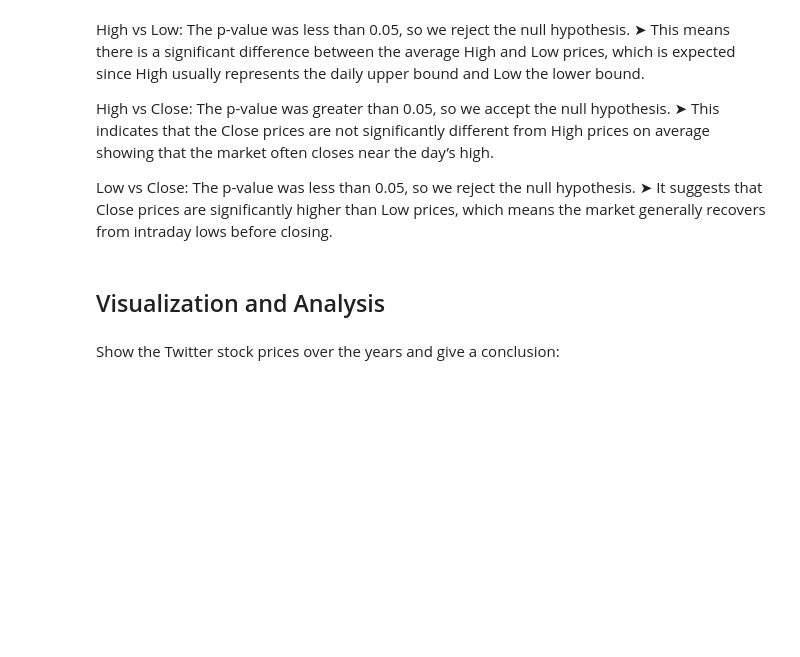
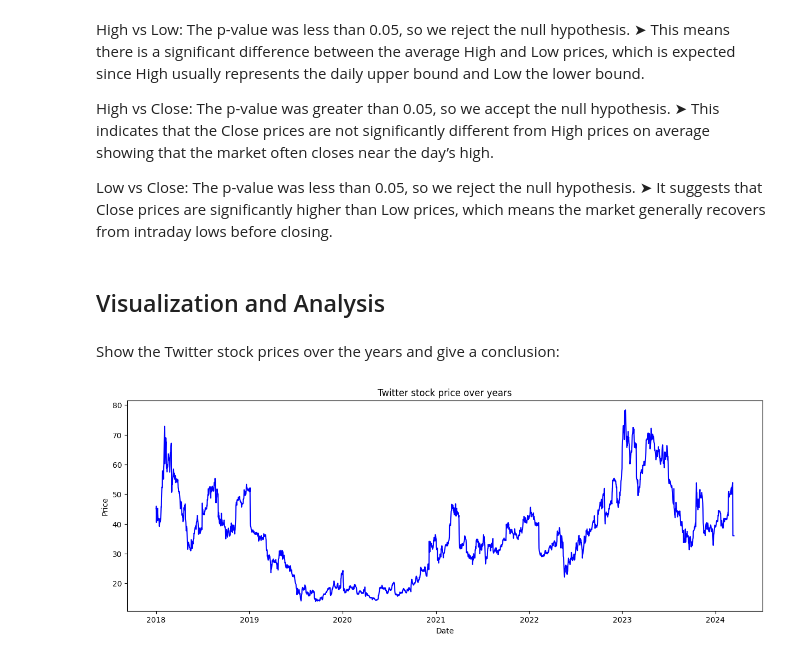
Before and after one commit to SachinGunjal001/Twitter-stock-Market-Python-Analysis, a Jupyter notebook: Twitter_Stocks_Python.ipynb, the cells around one changed output. Saved outputs shown, nothing was run; the diff lists cells and outputs as text; code cells hidden in the pictures; blank space fills up the shorter version.

```diff
--- a/Twitter_Stocks_Python.ipynb
+++ b/Twitter_Stocks_Python.ipynb
@@ -190,3 +190,12 @@ intraday lows before closing.
 # %% [markdown]
 Show the Twitter stock prices over the years and
 give a conclusion:
+# %%
+plt.figure(figsize=(15,5))
+plt.plot(df['Date'], df['Open'],label='Open Price', color='blue')
+plt.xlabel('Date')
+plt.ylabel('Price')
+plt.title('Twitter stock price over years')
+plt.show()
+# %% [output]
+[figure, added]
```
Also changed, not shown: parts of 7 cells of this notebook.
